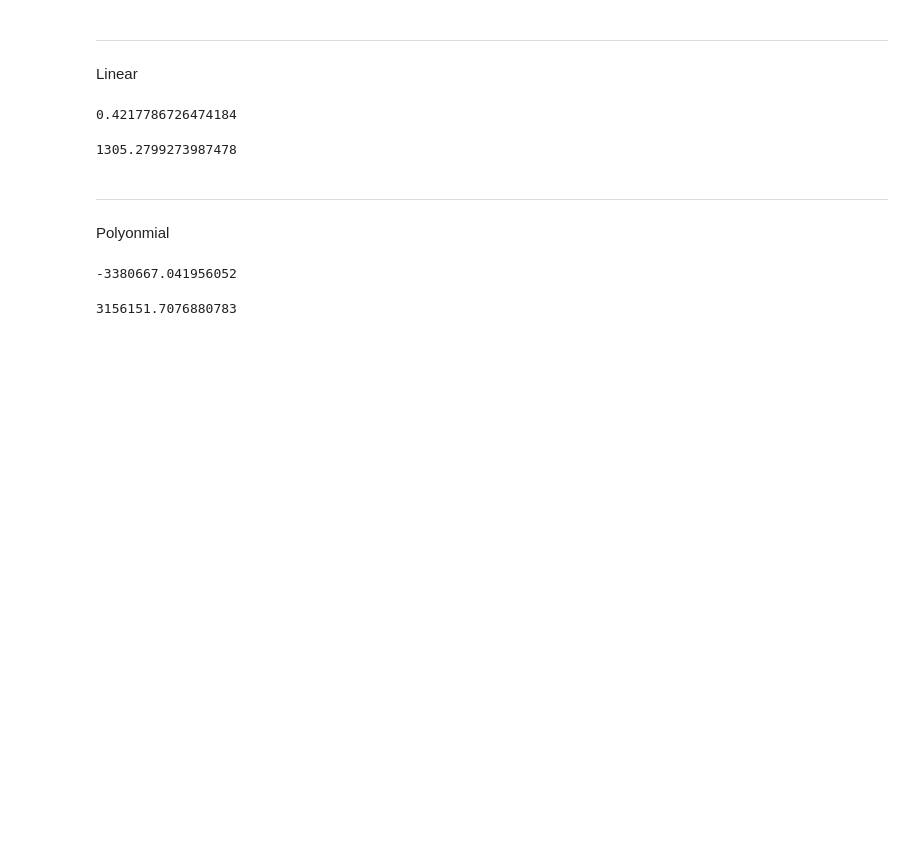
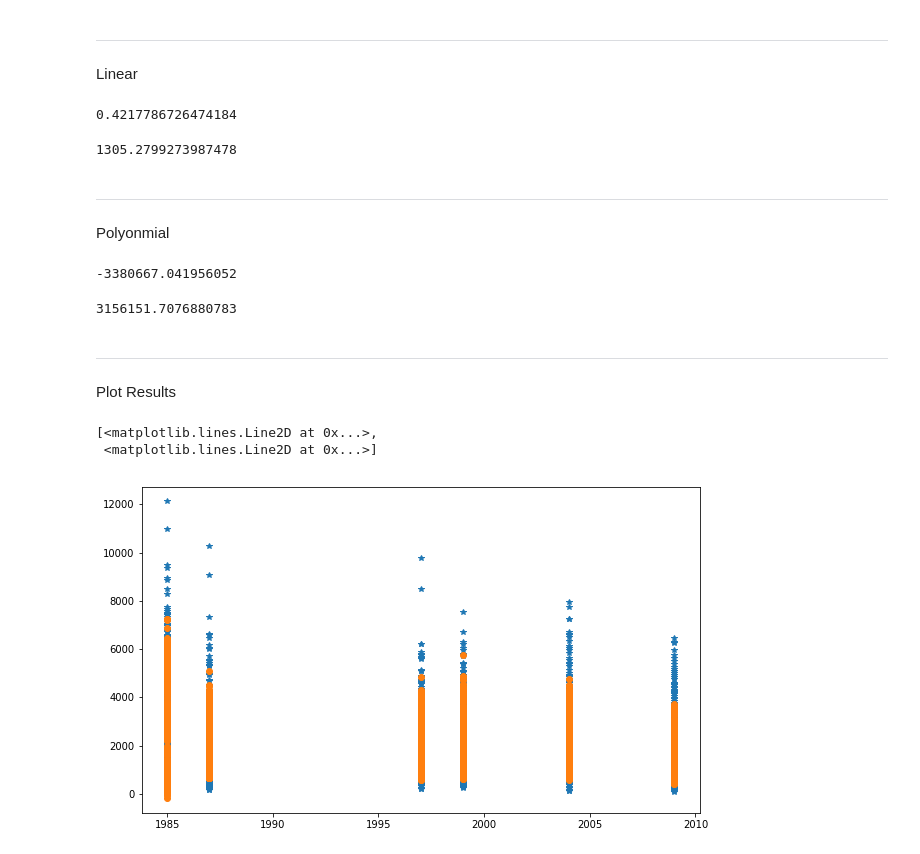
Before and after one commit to rahgoki/Big_Mart, a Jupyter notebook: Big_Mart_Pred.ipynb, the cells around one changed output. Saved outputs shown, nothing was run; the diff lists cells and outputs as text; code cells hidden in the pictures; blank space fills up the shorter version.

Commit message:
plotting

```diff
--- a/Big_Mart_Pred.ipynb
+++ b/Big_Mart_Pred.ipynb
@@ -136,7 +136,8 @@ data_dmatrix = xgb.DMatrix(data=X,label=y)
 # %%
 xg_reg = xgb.XGBRegressor(objective ='reg:linear')
 # %%
-y_xgb = xg_reg.fit(x_train,y_train).predict(x_test)
+xgb_model = xg_reg.fit(x_train,y_train)
+y_xgb = xgb_model.predict(x_test)
 # %% [markdown]
 ___
 
@@ -216,3 +220,6 @@ r2_score(y_test, y_poly)
 sqrt(mean_squared_error(y_test, y_poly))
 # %% [output]
 3156151.7076880783
+# %% [markdown]
+___
+Plot Results
@@ -218,0 +228,8 @@ sqrt(mean_squared_error(y_test, y_poly))
+# %%
+plt.figure(figsize=(10,6))
+plt.plot(x_test['Outlet_Establishment_Year'], y_test, '*',
+        x_test['Outlet_Establishment_Year'], y_xgb, 'o')
+# %% [output]
+[<matplotlib.lines.Line2D at 0x...>,
+ <matplotlib.lines.Line2D at 0x...>]
+[figure, added]
```
Also changed, not shown: parts of 5 cells of this notebook.
